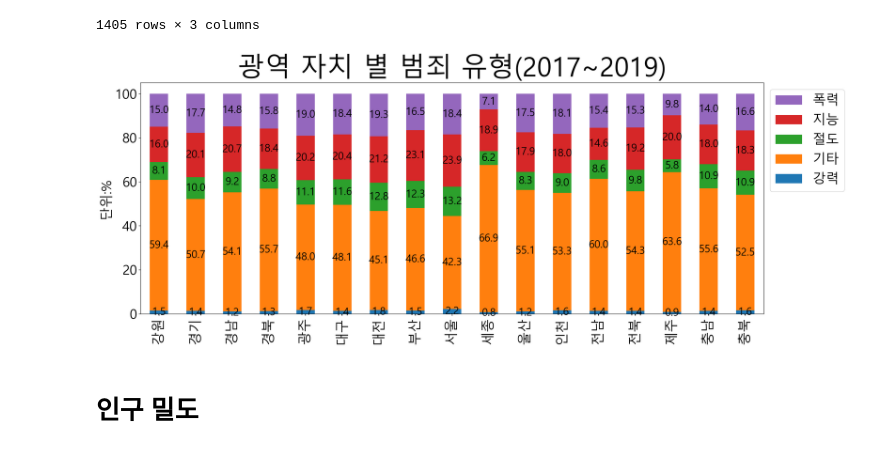
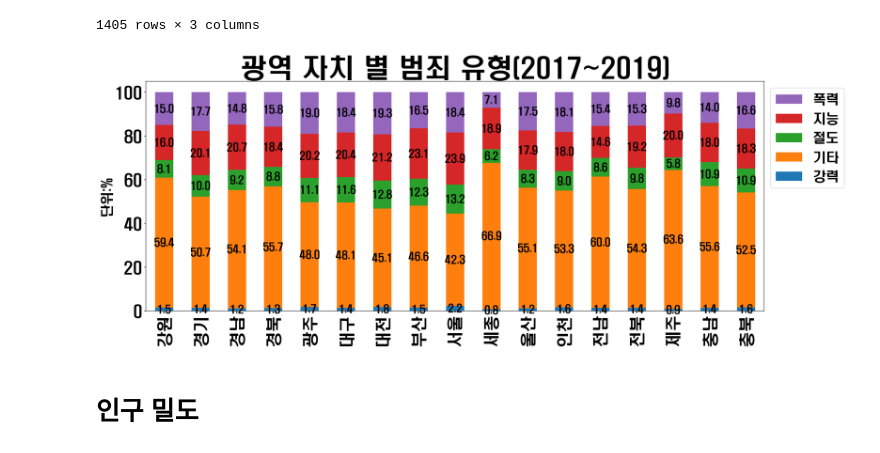
Before and after one commit to jinrang2/tj201130_kkij, a Jupyter notebook: gon/범죄 일반 분석.ipynb, the cells around one changed output. Saved outputs shown, nothing was run; the diff lists cells and outputs as text; code cells hidden in the pictures.

```diff
--- a/gon/범죄 일반 분석.ipynb
+++ b/gon/범죄 일반 분석.ipynb
@@ -17,13 +17,18 @@ import seaborn as sns
 import pandas as pd
 import numpy as np
 import matplotlib.ticker as ticker
+from matplotlib import font_manager
+
 
 # 시각화를 선명하게 표시되도록
 %config InlineBackend.figure_format='retina'
 
-#한글 폰트 설정
-plt.rc("font", family="Malgun Gothic")
+# 차트 설정
+plt.rc("font", family="HYHeadLine-Medium")
 plt.rc("axes", unicode_minus=False) # y축
+plt.rc('xtick', labelsize=30)
+plt.rc('ytick', labelsize=30)
+
 
 # 경고 메세지 안 보이게
 import warnings
@@ -242,11 +259,11 @@ plt.figure(figsize=(21,8))
 plt.title('광역 자치 별 총 범죄 피해자(2017~2019)', fontsize=50)
 
 b=sns.barplot(data=df_metro, x=df_metro.index,y='총피해자',palette='autumn')
-plt.rc('xtick', labelsize=25)
-plt.rc('ytick', labelsize=25)
+#plt.rc('xtick', labelsize=25)
+#plt.rc('ytick', labelsize=25)
 
 b.yaxis.set_major_formatter(ticker.FormatStrFormatter('%d'))
 b.set_xlabel('', fontsize=25)
 b.set_ylabel('총피해자 (단위:천명)', fontsize=25)
-plt.savefig('1.png')
+plt.savefig('3-5.png')
 # %% [output]
@@ -315,13 +334,14 @@ df_metro2_pivot[[2017]]
 # %%
 plt.figure(figsize=(21,8))
 
-plt.rc('xtick', labelsize=25)
-plt.rc('ytick', labelsize=25)
+#plt.rc('xtick', labelsize=25)
+#plt.rc('ytick', labelsize=25)
 plt.rcParams["figure.figsize"] = (21,8)
 
 b=df_metro2_pivot.plot(kind='bar',stacked=True)
-#b=sns.barplot(data=df_metro2, x='광역',y='총피해자',palette='autumn',estimator=np.sum)
+
 plt.title('광역 자치 별 총 범죄 피해자(2017~2019)', fontsize=50)
+plt.legend(loc='upper center', bbox_to_anchor=(1.07, 1), ncol=1,prop={'size': 25})
 b.yaxis.set_major_formatter(ticker.FormatStrFormatter('%d'))
 b.set_xlabel('', fontsize=25)
 b.set_ylabel('총피해자 (단위:천명)', fontsize=25)
@@ -486,13 +506,16 @@ df_425
 # %%
 plt.figure(figsize=(21,8))
 plt.title('광역 자치 기준 범죄 피해율', fontsize=50)
-plt.rc('xtick', labelsize=25)
-plt.rc('ytick', labelsize=25)
+#plt.rc('xtick', labelsize=25)
+#plt.rc('ytick', labelsize=25)
 
 b=sns.barplot(data=df_425, x='광역',y='범죄피해율',palette='autumn')
 
 b.yaxis.set_major_formatter(ticker.FormatStrFormatter('%d'))
 b.set_xlabel('', fontsize=25)
 b.set_ylabel('범죄 피해율 ', fontsize=25)
-plt.savefig('3.png')
+
+#Typo_SSiGothic140
+
+plt.savefig('4-2-6.png')
 # %% [output]
@@ -639,30 +662,28 @@ df_434
 # %%
 df_434 = df_434.pivot_table(index='광역', columns=['범죄 유형'], values='유형%')
 # %%
-plt.rc('xtick', labelsize=25)
-plt.rc('ytick', labelsize=25)
 plt.rcParams["figure.figsize"] = (21,8)
 
 b=df_434.plot(kind='bar',stacked=True)
 #b=sns.barplot(data=df_metro2, x='광역',y='총피해자',palette='autumn',estimator=np.sum)
 plt.title('광역 자치 별 범죄 유형(2017~2019)', fontsize=50)
 handles, labels = b.get_legend_handles_labels()
 plt.legend(handles[::-1], labels[::-1],loc='upper center', bbox_to_anchor=(1.07, 1), ncol=1,prop={'size': 25})
 
 
 b.yaxis.set_major_formatter(ticker.FormatStrFormatter('%d'))
 b.set_xlabel('', fontsize=25)
 b.set_ylabel('단위:%', fontsize=25)
 
 for p in b.patches:
     left, bottom, width, height = p.get_bbox().bounds
     b.annotate("%.1f"%(height), xy=(left+width/2, bottom+height/2), ha='center', va='center',fontsize=20)
 #plt.sca(b)
 #plt.box(False)
 
-plt.savefig('4.png')
+plt.savefig('4-3-4.png')
 # %% [output]
-[figure, old version]
+[figure, new version]
 # %% [markdown]
 # 인구 밀도
 # %% [markdown]
```
Also changed, not shown: parts of 34 cells of this notebook, 17 other files.
